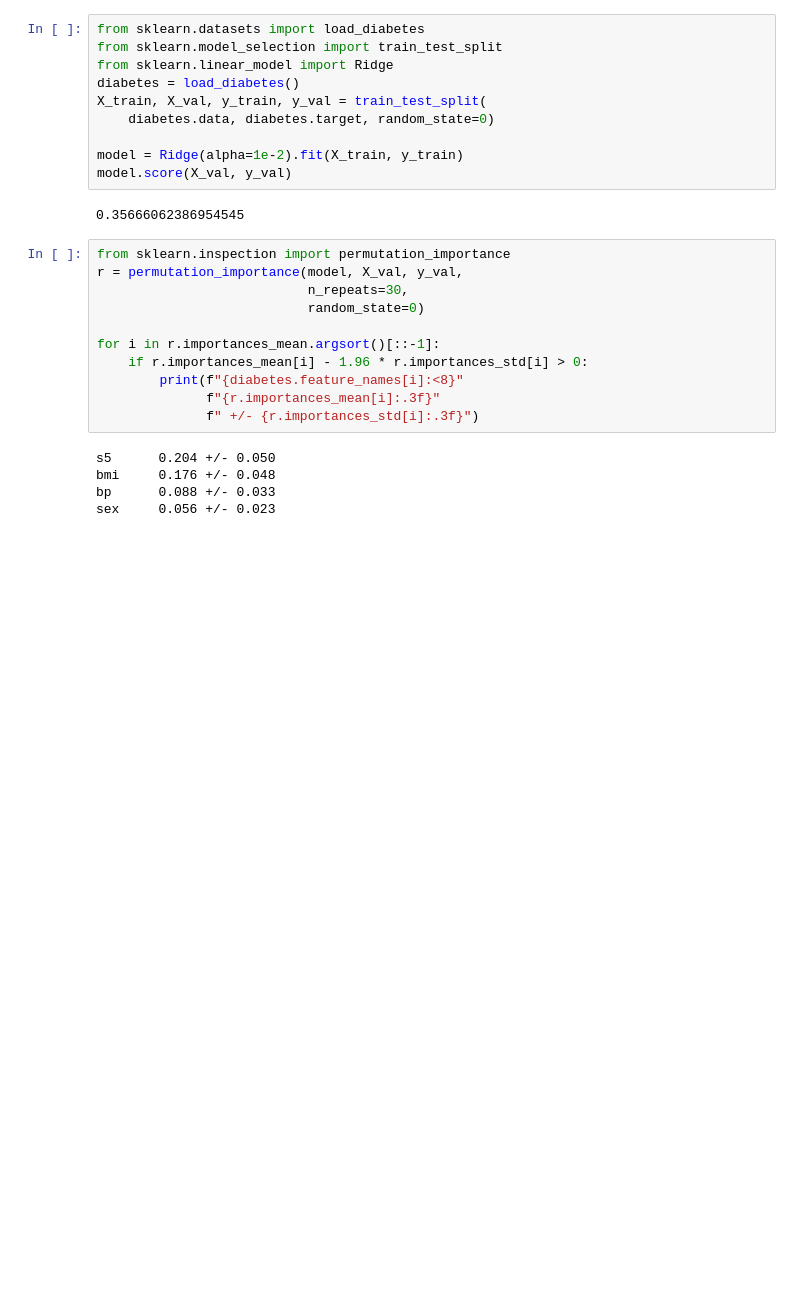
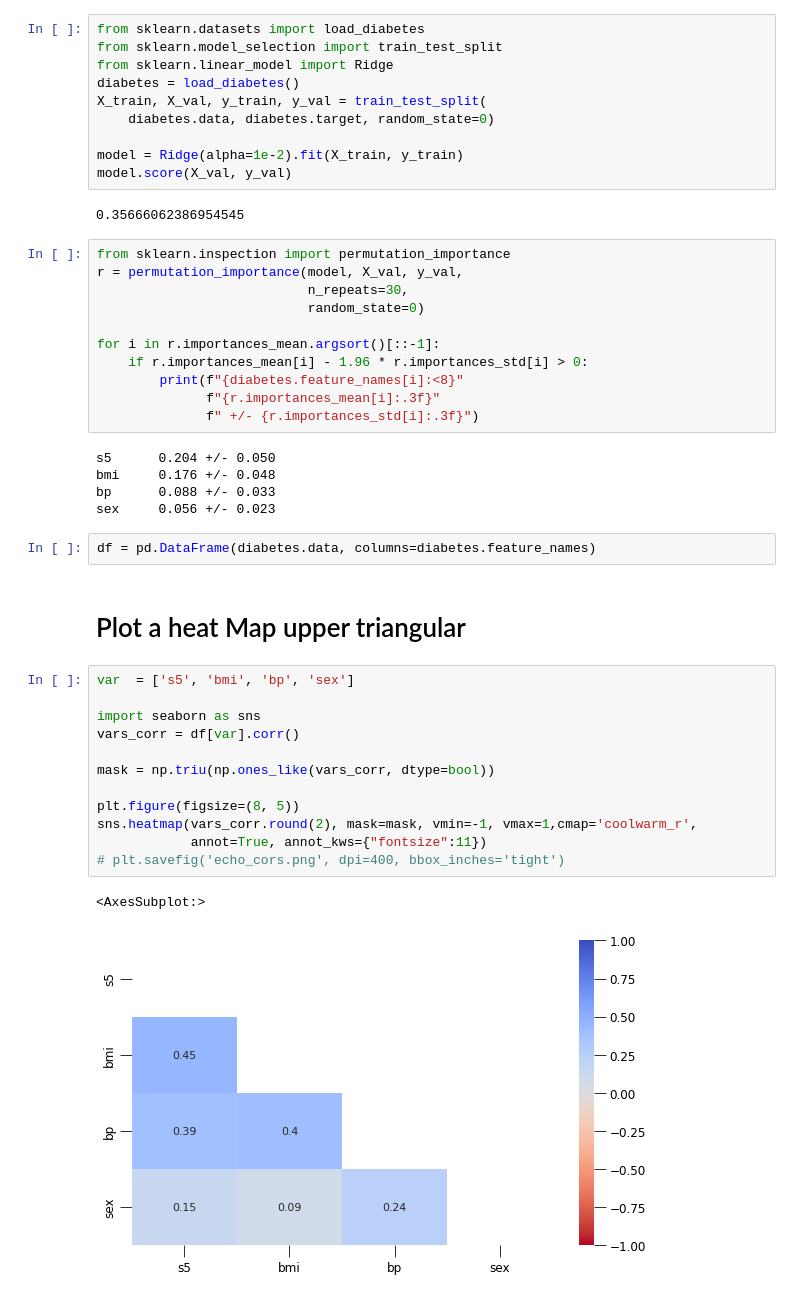
Before and after one commit to csrinesh/code-snippets, a Jupyter notebook: snippet-notebook/plotting.ipynb, the cells around one changed output. Drawn from its saved outputs; the diff is of its cells as text; blank space fills up the shorter version.

```diff
--- a/snippet-notebook/plotting.ipynb
+++ b/snippet-notebook/plotting.ipynb
@@ -106,3 +106,22 @@ s5      0.204 +/- 0.050
 bmi     0.176 +/- 0.048
 bp      0.088 +/- 0.033
 sex     0.056 +/- 0.023
+# %%
+df = pd.DataFrame(diabetes.data, columns=diabetes.feature_names)
+# %% [markdown]
+# Plot a heat Map upper triangular
+# %%
+var  = ['s5', 'bmi', 'bp', 'sex']
+
+import seaborn as sns
+vars_corr = df[var].corr()
+
+mask = np.triu(np.ones_like(vars_corr, dtype=bool))
+
+plt.figure(figsize=(8, 5))
+sns.heatmap(vars_corr.round(2), mask=mask, vmin=-1, vmax=1,cmap='coolwarm_r',
+            annot=True, annot_kws={"fontsize":11})
+# plt.savefig('echo_cors.png', dpi=400, bbox_inches='tight')
+# %% [output]
+<AxesSubplot:>
+[figure, added]
```
Also changed, not shown: parts of 1 cell of this notebook, 3 other files.
